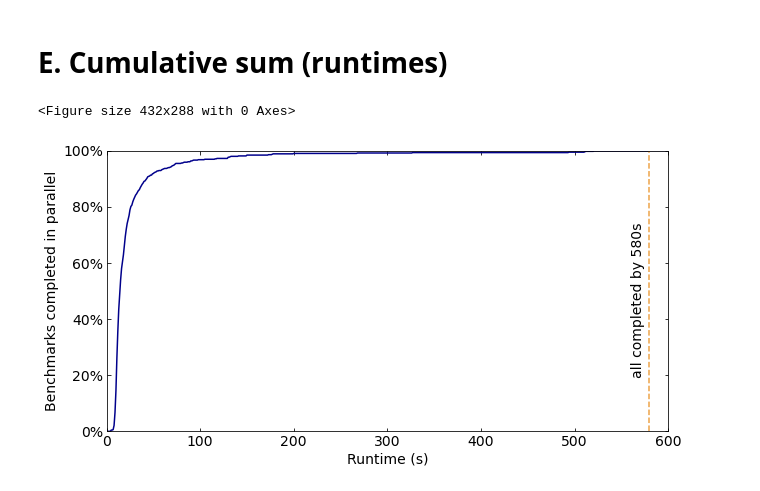
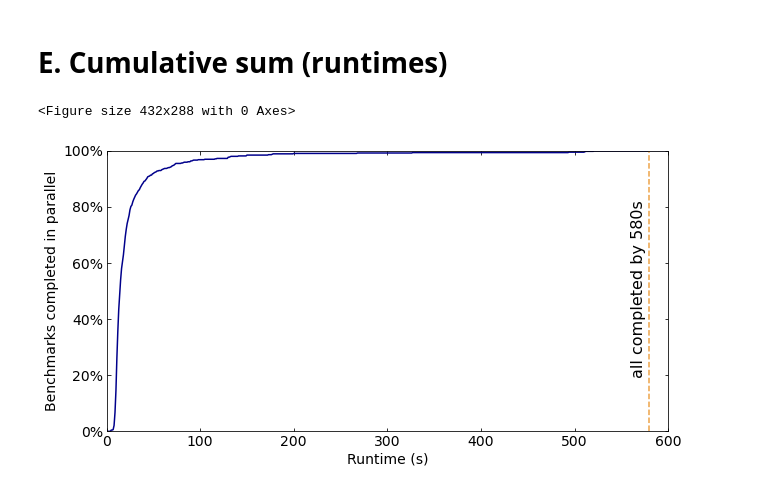
Before and after one commit to muraliadithya/FOSSIL, a Jupyter notebook: plotting/plotter.ipynb, the cells around one changed output. Saved outputs shown, nothing was run; the diff lists cells and outputs as text; code cells hidden in the pictures.

Commit message:
tweaked font size for csum plot

```diff
--- a/plotting/plotter.ipynb
+++ b/plotting/plotter.ipynb
@@ -115,29 +115,29 @@ timeout = 600
 # %%
 fig = plt.figure()
 left, width = 0.1, 0.65
 bottom, height = 0.1, 0.65
 rect_scatter = [left, bottom, width, height]
 
 plt.figure(figsize=(12, 6))
 ax_scatter = plt.axes(rect_scatter)
 ax_scatter.tick_params(direction='in', top=True, right=True)
 
 times_cs = np.array([len(np.where(times < t)[0]) for t in range(timeout+1)]) / total
 data = np.vstack([np.array(range(0,timeout+1)), times_cs])
 ax_scatter.plot(100*times_cs, c='darkblue')
 plt.axvline(x=min(np.where(times_cs > 1-1/total)[0]), c='#eda247', linestyle='--')
-plt.text(560, 20,'all completed by 580s', rotation=90)
+plt.text(560, 20, 'all completed by 580s', size=16, rotation=90)
 
 ax_scatter.set_xlim(0, timeout)
 ax_scatter.set_ylim(0, 100)
 ax_scatter.yaxis.set_major_formatter(mtick.PercentFormatter())
 
 ax_scatter.set_xlabel('Runtime (s)')
 ax_scatter.set_ylabel('Benchmarks completed in parallel')
 fig.tight_layout()
 
 plt.savefig('./plots/csum_FOSSIL_runtimes.png',
             bbox_inches='tight', pad_inches=0.2, dpi=100)
 # %% [output]
 <Figure size 432x288 with 0 Axes>
-[figure, old version]
+[figure, new version]
```
Also changed, not shown: parts of 1 cell of this notebook, 1 other file.
